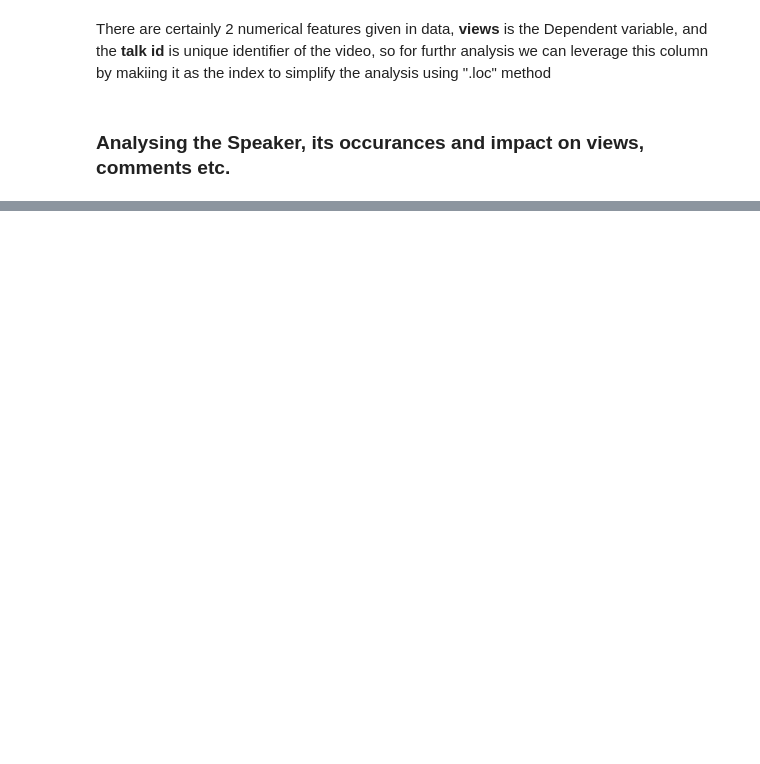
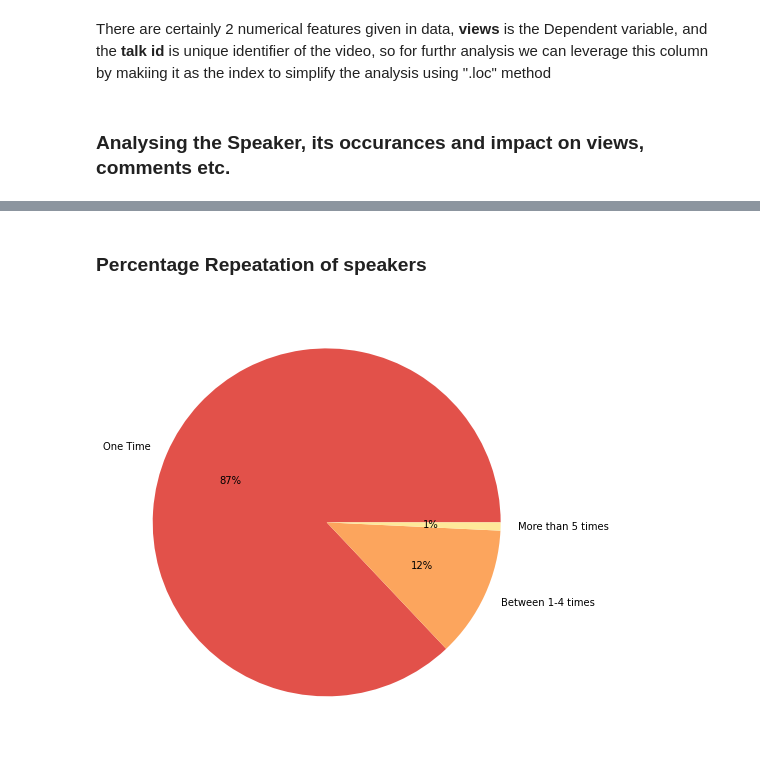
Before and after one commit to GuptaRitik/Ted-talk-views-prediction, a Jupyter notebook: TEDx_talks_views_pred.ipynb, the cells around one changed output, grey strips where cells are left out. Saved outputs shown, nothing was run; the diff lists cells and outputs as text; code cells hidden in the pictures; blank space fills up the shorter version.

```diff
--- a/TEDx_talks_views_pred.ipynb
+++ b/TEDx_talks_views_pred.ipynb
@@ -279,0 +333,18 @@ Alex Gendler and Iseult Gillespie have the most number of occurance in TEDx even
+# %% [markdown]
+### Percentage Repeatation of speakers
+# %%
+# plotting pie chart for the percentage of speakers who repeated in ted shows
+
+only1 = len(speaker_counts[speaker_counts['speaker_1']==1]) # counts of appearing only 1 times
+less_than5 = len(speaker_counts[(speaker_counts['speaker_1']>1) & (speaker_counts['speaker_1']<5)]) # counts of appearing between 1 and 4  times
+more_than5 = len(speaker_counts[speaker_counts['speaker_1']>=5]) # counts of appearing more than 5 times
+total = len(speaker_counts) # total length of unique speakers
+
+data = [round(only1/total*100,2), round(less_than5/total*100,2), round(more_than5/total*100,2)] # calculating the percentage of counts
+labels = ['One Time', 'Between 1-4 times', 'More than 5 times'] # lable names
+colors = sns.color_palette('Spectral')[0:5]
+
+plt.pie(data, labels = labels, colors = colors, autopct='%.00f%%')
+plt.show()
+# %% [output]
+[figure, added]
```
Also changed, not shown: parts of 53 cells of this notebook.
